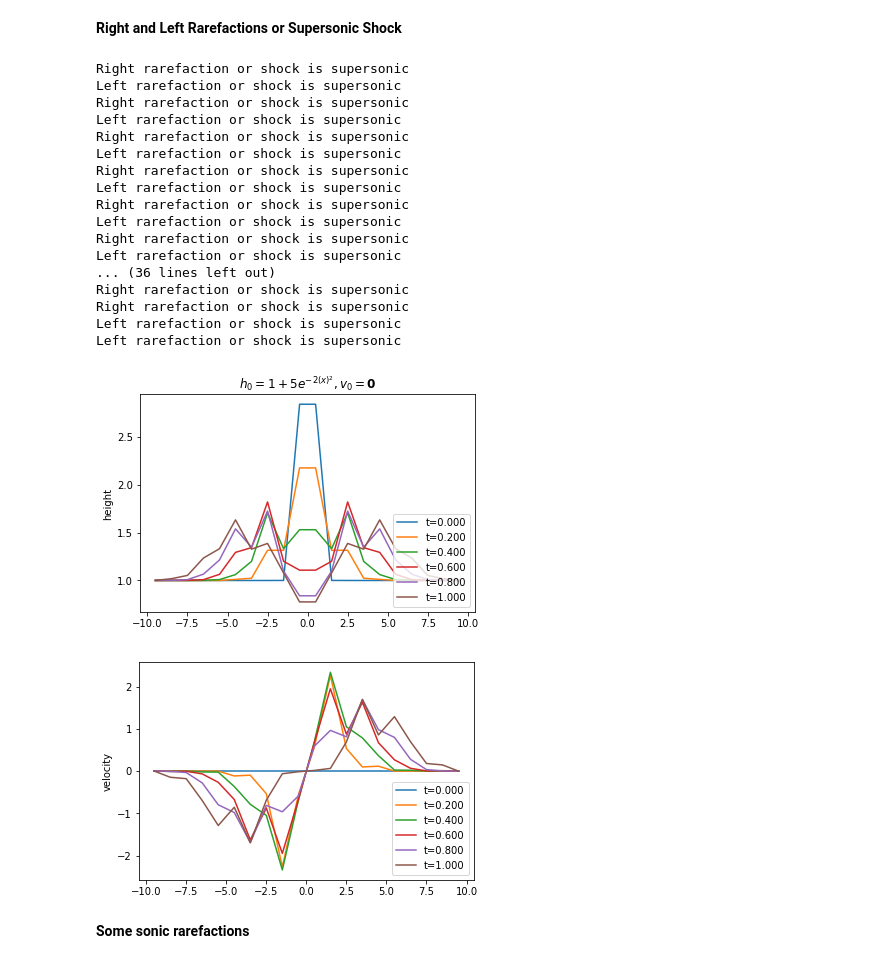
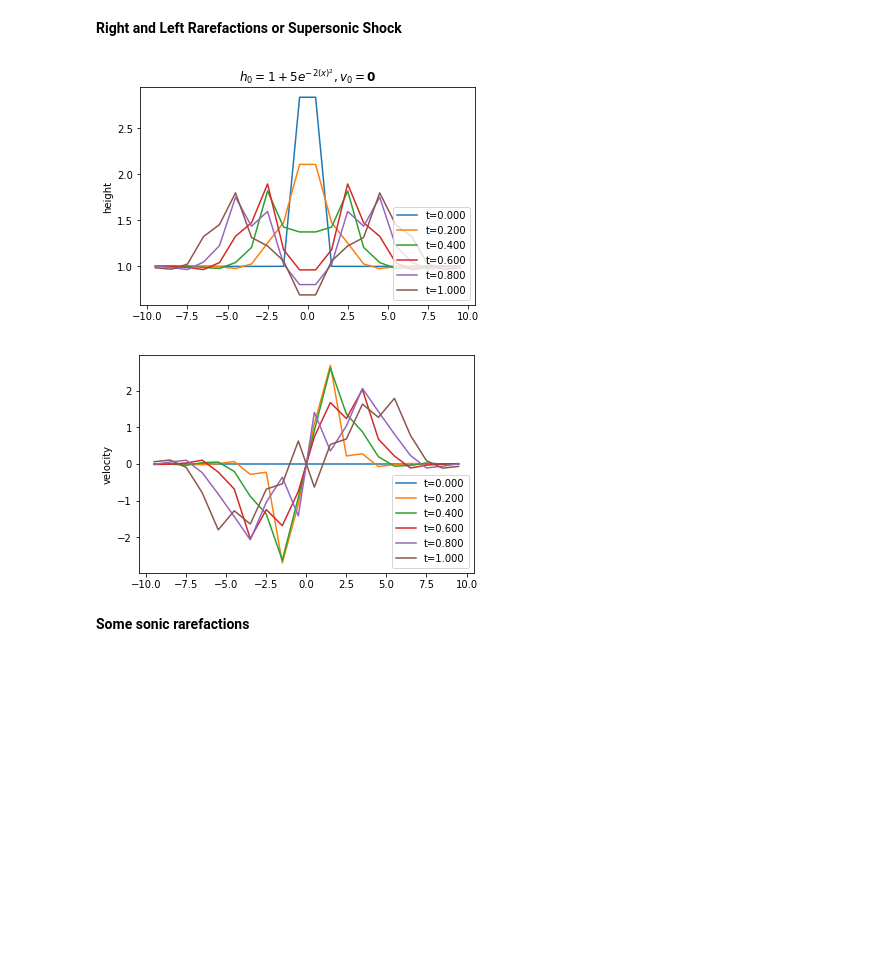
Before and after one commit to sarahaguasvivas/class, a Jupyter notebook: HW4/HW4.ipynb, the cells around one changed output. Saved outputs shown, nothing was run; the diff lists cells and outputs as text; code cells hidden in the pictures; blank space fills up the shorter version.

```diff
--- a/HW4/HW4.ipynb
+++ b/HW4/HW4.ipynb
@@ -131,12 +131,12 @@ def riemann_shallow(UL, UR):
             U0[1,i] = U0[0,i] * numpy.sign(u[i])*speed_c(h[i])
         elif ((hL[i] >= h[i] and 0 <= uL[i] - speed_c(h[i])) or
               (hL[i] < h[i] and 0 < (h[i]*u[i] - UL[1,i]))):
-            print("Left rarefaction or shock is supersonic")
+            #print("Left rarefaction or shock is supersonic")
             # Left rarefaction or shock is supersonic
             U0[:,i] = UL[:,i]
         elif ((hR[i] >= h[i] and uR[i] + speed_c(h[i]) <= 0) or
               (hR[i] < h[i] and UR[1][i] - h[i]*u[i]) > 0):
-            print("Right rarefaction or shock is supersonic")
+            #print("Right rarefaction or shock is supersonic")
             # Right rarefaction or shock is supersonic
             U0[:,i] = UR[:,i]
         else:
@@ -147,7 +147,7 @@ def riemann_shallow(UL, UR):
 
     return flux_shallow(U0, speed_c(h))
 
-def fvsolve2system(riemann, U0, a=-10, b=10, n=22, tfinal=1., limit=limit_minmod, args = ()):
+def fvsolve2system(riemann, U0, a=-10, b=10, n=20, tfinal=1., limit=limit_minmod, args = ()):
     h1 = (b - a)/n
     x = numpy.linspace(a+h1/2, b-h1/2, n) # Element midpoints (centroids)
     U0x = U0(x)
@@ -186,7 +186,7 @@ def initial_shallow(x):
 # %% [markdown]
 ## Newton
 # %%
-x, hist = fvsolve2system(riemann_shallow, initial_shallow, n=20, limit=limit_vl, args=())
+x, hist = fvsolve2system(riemann_shallow, initial_shallow, n=30, limit=limit_none, args=())
 pyplot.title('$h_0= 1+ 2e^{-4(x)^2}, v_0= \mathbf{0}$ Newton')
 for t, U in hist[::len(hist)//5]:
     pyplot.plot(x, U[0], label='t={:.3f}'.format(t))
@@ -204,7 +204,7 @@ pyplot.show()
 # %% [markdown]
 ## HLL
 # %%
-x, hist = fvsolve2system(riemann_shallow_hll, initial_shallow, n=50, limit=limit_vl, args=())
+x, hist = fvsolve2system(riemann_shallow_hll, initial_shallow, n=50, limit=limit_none, args=())
 pyplot.title('$h_0= 1+ 2e^{-4(x)^2}, v_0=\mathbf{0}$ HLL')
 for t, U in hist[::len(hist)//5]:
     pyplot.plot(x, U[0], label='t={:.3f}'.format(t))
@@ -228,42 +228,25 @@ pyplot.show()
 # %%
 def initial_shallow(x):
     return  numpy.array([1+ 5*(numpy.exp(-((x)*2)**2)),
                         0*x])
 
-x, hist = fvsolve2system(riemann_shallow, initial_shallow, n=20, limit=limit_vl, args=())
+x, hist = fvsolve2system(riemann_shallow, initial_shallow, n=20, limit=limit_none, args=())
 pyplot.title('$h_0= 1+ 5e^{-2(x)^2}, v_0=\mathbf{0}$')
 
 for t, U in hist:
     pyplot.plot(x, U[0], label='t={:.3f}'.format(t))
 pyplot.ylabel('height')
 pyplot.legend(loc='lower right');
 pyplot.figure()
 for t, U in hist:
     pyplot.plot(x, U[1]/U[0], label='t={:.3f}'.format(t))
 pyplot.ylabel('velocity')
 
 pyplot.legend(loc='lower right');
 pyplot.show()
 # %% [output]
-Right rarefaction or shock is supersonic
-Left rarefaction or shock is supersonic
-Right rarefaction or shock is supersonic
-Left rarefaction or shock is supersonic
-Right rarefaction or shock is supersonic
-Left rarefaction or shock is supersonic
-Right rarefaction or shock is supersonic
-Left rarefaction or shock is supersonic
-Right rarefaction or shock is supersonic
-Left rarefaction or shock is supersonic
-Right rarefaction or shock is supersonic
-Left rarefaction or shock is supersonic
-... (36 lines left out)
-Right rarefaction or shock is supersonic
-Right rarefaction or shock is supersonic
-Left rarefaction or shock is supersonic
-Left rarefaction or shock is supersonic
-[figure, old version]
+[figure, new version]
-[figure, old version]
+[figure, new version]
 # %% [markdown]
 **Some sonic rarefactions**
 # %%
```
Also changed, not shown: parts of 10 cells of this notebook.
